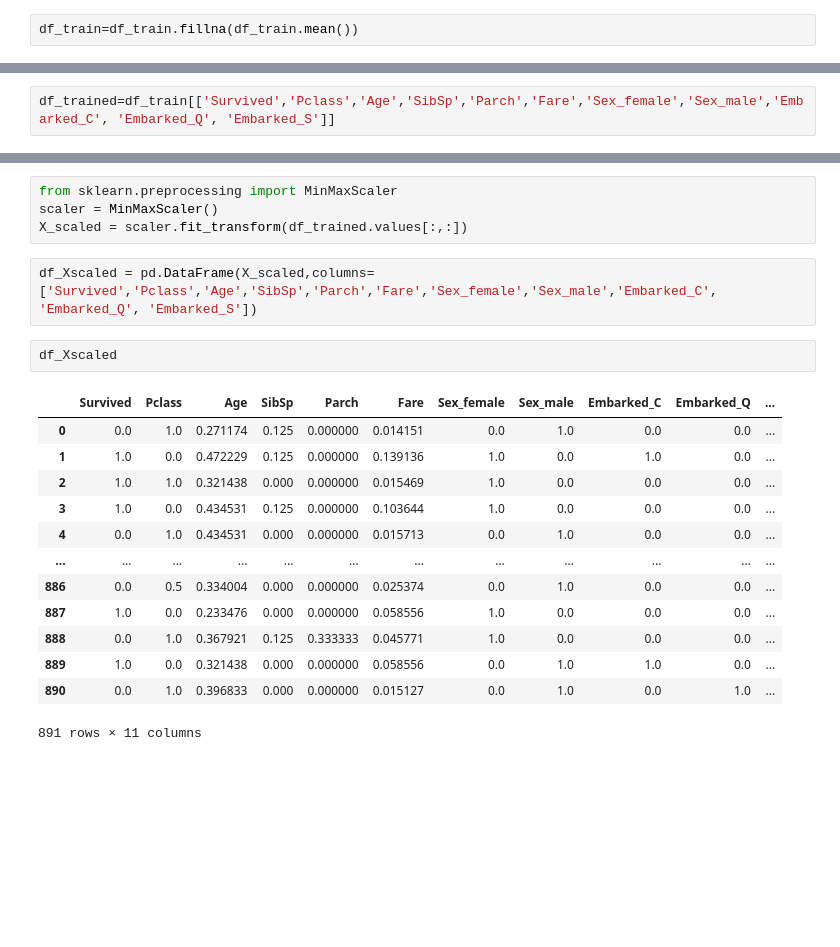
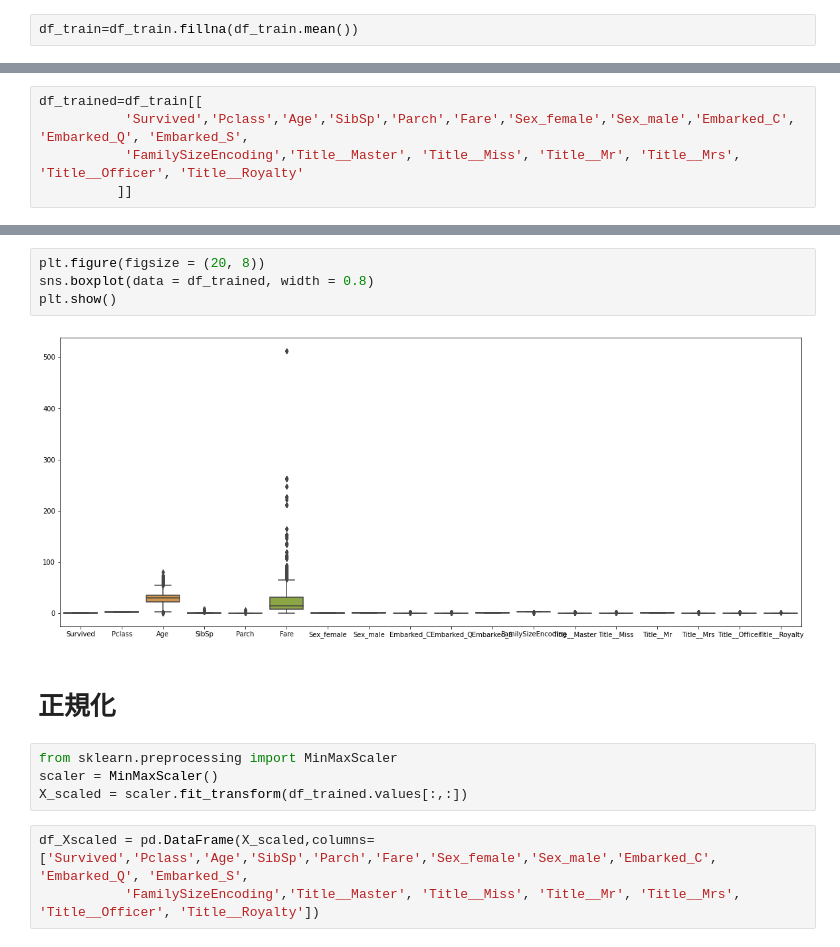
Before and after one commit to midounai/-, a Jupyter notebook: Day01_專題實作_01：鐵達尼號存活預測.ipynb, the cells around one changed output, grey strips where cells are left out. Saved outputs shown, nothing was run; the diff lists cells and outputs as text; blank space fills up the shorter version.

```diff
--- a/Day01_專題實作_01：鐵達尼號存活預測.ipynb
+++ b/Day01_專題實作_01：鐵達尼號存活預測.ipynb
@@ -103,2 +295,5 @@ df_train
 # %%
-df_trained=df_train[['Survived','Pclass','Age','SibSp','Parch','Fare','Sex_female','Sex_male','Embarked_C', 'Embarked_Q', 'Embarked_S']]
+df_trained=df_train[[
+           'Survived','Pclass','Age','SibSp','Parch','Fare','Sex_female','Sex_male','Embarked_C', 'Embarked_Q', 'Embarked_S',
+           'FamilySizeEncoding','Title__Master', 'Title__Miss', 'Title__Mr', 'Title__Mrs', 'Title__Officer', 'Title__Royalty'
+          ]]
@@ -105,22 +320,15 @@ df_trained=df_train[['Survived','Pclass','Age','SibSp','Parch','Fare','Sex_femal
+# %%
+plt.figure(figsize = (20, 8))
+sns.boxplot(data = df_trained, width = 0.8)
+plt.show()
+# %% [output]
+[figure, added]
+# %% [markdown]
+# 正規化
 # %%
 from sklearn.preprocessing import MinMaxScaler
 scaler = MinMaxScaler()
 X_scaled = scaler.fit_transform(df_trained.values[:,:])
 # %%
-df_Xscaled = pd.DataFrame(X_scaled,columns=['Survived','Pclass','Age','SibSp','Parch','Fare','Sex_female','Sex_male','Embarked_C', 'Embarked_Q', 'Embarked_S'])
+df_Xscaled = pd.DataFrame(X_scaled,columns=['Survived','Pclass','Age','SibSp','Parch','Fare','Sex_female','Sex_male','Embarked_C', 'Embarked_Q', 'Embarked_S',
+           'FamilySizeEncoding','Title__Master', 'Title__Miss', 'Title__Mr', 'Title__Mrs', 'Title__Officer', 'Title__Royalty'])
-# %%
-df_Xscaled
-# %% [output]
-|  | Survived | Pclass | Age | SibSp | Parch | Fare | Sex_female | Sex_male | Embarked_C | Embarked_Q | ... |
-| 0 | 0.0 | 1.0 | 0.271174 | 0.125 | 0.000000 | 0.014151 | 0.0 | 1.0 | 0.0 | 0.0 | ... |
-| 1 | 1.0 | 0.0 | 0.472229 | 0.125 | 0.000000 | 0.139136 | 1.0 | 0.0 | 1.0 | 0.0 | ... |
-| 2 | 1.0 | 1.0 | 0.321438 | 0.000 | 0.000000 | 0.015469 | 1.0 | 0.0 | 0.0 | 0.0 | ... |
-| 3 | 1.0 | 0.0 | 0.434531 | 0.125 | 0.000000 | 0.103644 | 1.0 | 0.0 | 0.0 | 0.0 | ... |
-| 4 | 0.0 | 1.0 | 0.434531 | 0.000 | 0.000000 | 0.015713 | 0.0 | 1.0 | 0.0 | 0.0 | ... |
-| ... | ... | ... | ... | ... | ... | ... | ... | ... | ... | ... | ... |
-| 886 | 0.0 | 0.5 | 0.334004 | 0.000 | 0.000000 | 0.025374 | 0.0 | 1.0 | 0.0 | 0.0 | ... |
-| 887 | 1.0 | 0.0 | 0.233476 | 0.000 | 0.000000 | 0.058556 | 1.0 | 0.0 | 0.0 | 0.0 | ... |
-| 888 | 0.0 | 1.0 | 0.367921 | 0.125 | 0.333333 | 0.045771 | 1.0 | 0.0 | 0.0 | 0.0 | ... |
-| 889 | 1.0 | 0.0 | 0.321438 | 0.000 | 0.000000 | 0.058556 | 0.0 | 1.0 | 1.0 | 0.0 | ... |
-| 890 | 0.0 | 1.0 | 0.396833 | 0.000 | 0.000000 | 0.015127 | 0.0 | 1.0 | 0.0 | 1.0 | ... |
-891 rows × 11 columns
```
Also changed, not shown: parts of 33 cells of this notebook.
